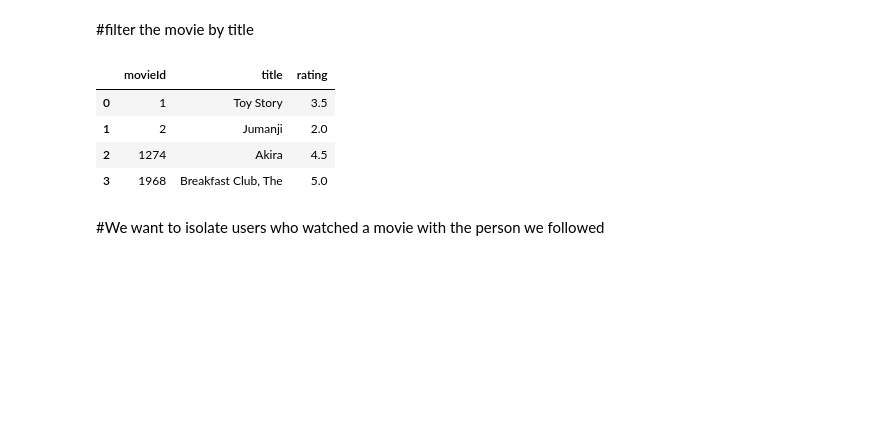
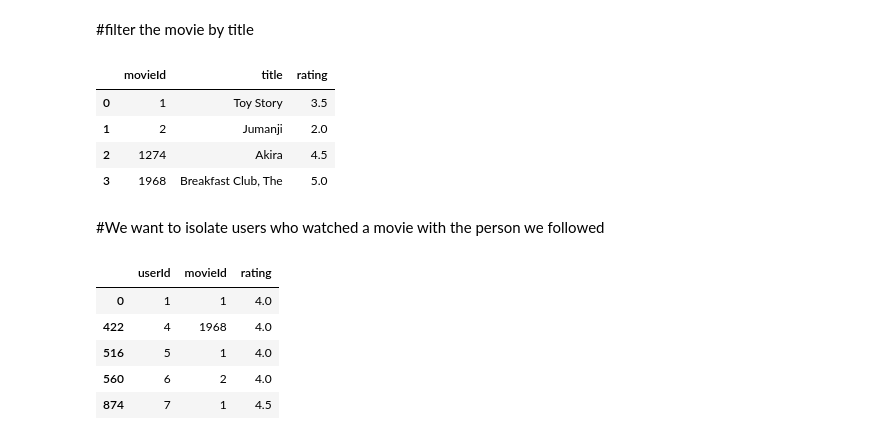
Before and after one commit to mehrnaz1368/classification, a Jupyter notebook: recommendation_2.ipynb, the cells around one changed output. Saved outputs shown, nothing was run; the diff lists cells and outputs as text; code cells hidden in the pictures; blank space fills up the shorter version.

```diff
--- a/recommendation_2.ipynb
+++ b/recommendation_2.ipynb
@@ -93,3 +93,13 @@ inputMovies
 | 3 | 1968 | Breakfast Club, The | 5.0 |
 # %% [markdown]
 #We want to isolate users who watched a movie with the person we followed
+# %%
+userSubset= ratings_df[ratings_df['movieId'].isin(inputMovies['movieId'].tolist())]
+userSubset.head()
+# %% [output]
+|  | userId | movieId | rating |
+| 0 | 1 | 1 | 4.0 |
+| 422 | 4 | 1968 | 4.0 |
+| 516 | 5 | 1 | 4.0 |
+| 560 | 6 | 2 | 4.0 |
+| 874 | 7 | 1 | 4.5 |
```
Also changed, not shown: parts of 23 cells of this notebook.
